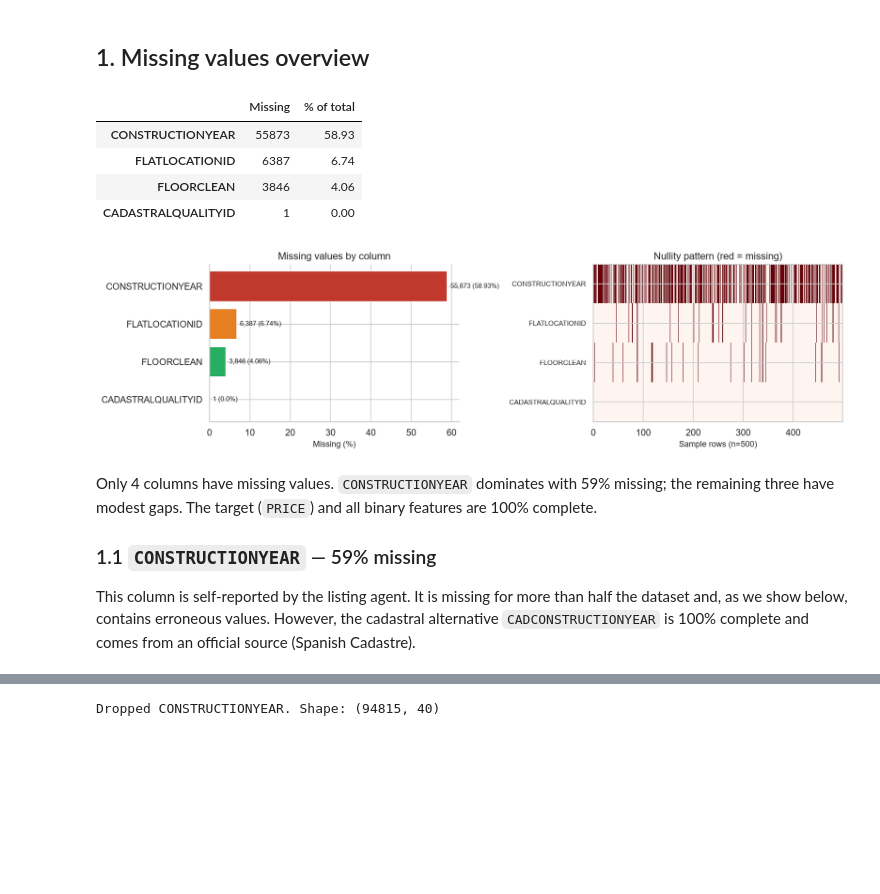
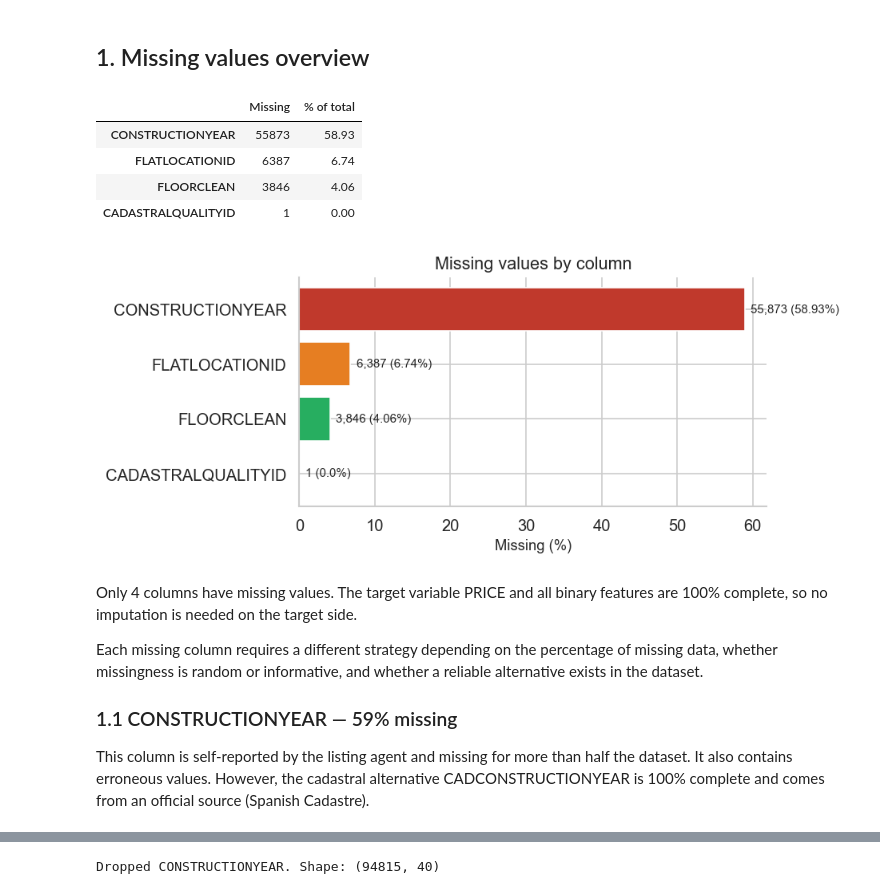
Before and after one commit to PabloMonteroRuiz/machine-learning-airbnb, a Jupyter notebook: notebooks/01_missing_and_erroneous_values.ipynb, the cells around one changed output, grey strips where cells are left out. Drawn from its saved outputs; the diff is of its cells as text; code cells hidden in the pictures; blank space fills up the shorter version.

Commit message:
changes to the visuals and making the code more clear

```diff
--- a/notebooks/01_missing_and_erroneous_values.ipynb
+++ b/notebooks/01_missing_and_erroneous_values.ipynb
@@ -28,46 +28,38 @@ Loaded: 94,815 rows × 41 columns
 # %%
 missing = df.isnull().sum()
 missing = missing[missing > 0].sort_values(ascending=False)
 missing_pct = (missing / len(df) * 100).round(2)
 
 missing_df = pd.DataFrame({"Missing": missing, "% of total": missing_pct})
 display(missing_df)
 
-# Visualise missing values
-fig, axes = plt.subplots(1, 2, figsize=(14, 4))
-
-# Left: bar chart of missing percentages
+# Bar chart of missing percentages
+fig, ax = plt.subplots(figsize=(8, 3.5))
 severity_colors = ["#c0392c" if p > 50 else "#e67e22" if p > 5 else "#27ae60" for p in missing_pct]
-bars = axes[0].barh(missing_pct.index[::-1], missing_pct.values[::-1], color=severity_colors[::-1], edgecolor="white")
-axes[0].set_xlabel("Missing (%)")
-axes[0].set_title("Missing values by column")
+bars = ax.barh(missing_pct.index[::-1], missing_pct.values[::-1],
+               color=severity_colors[::-1], edgecolor="white")
 for i, (v, c) in enumerate(zip(missing_pct.values[::-1], missing.values[::-1])):
-    axes[0].text(v + 0.8, i, f"{c:,} ({v}%)", va="center", fontsize=9)
-axes[0].spines[["top", "right"]].set_visible(False)
-
-# Right: heatmap of nullity for a sample
-sample = df[missing.index].sample(500, random_state=42)
-axes[1].imshow(sample.isnull().values.T, aspect="auto", cmap="Reds", interpolation="none")
-axes[1].set_yticks(range(len(missing.index)))
-axes[1].set_yticklabels(missing.index, fontsize=9)
-axes[1].set_xlabel("Sample rows (n=500)")
-axes[1].set_title("Nullity pattern (red = missing)")
-
+    ax.text(v + 0.8, i, f"{c:,} ({v}%)", va="center", fontsize=9)
+ax.set_xlabel("Missing (%)")
+ax.set_title("Missing values by column")
+ax.spines[["top", "right"]].set_visible(False)
 plt.tight_layout()
 plt.show()
 # %% [output]
 |  | Missing | % of total |
 | CONSTRUCTIONYEAR | 55873 | 58.93 |
 | FLATLOCATIONID | 6387 | 6.74 |
 | FLOORCLEAN | 3846 | 4.06 |
 | CADASTRALQUALITYID | 1 | 0.00 |
-[figure, old version]
+[figure, new version]
 # %% [markdown]
-Only 4 columns have missing values. `CONSTRUCTIONYEAR` dominates with 59% missing; the remaining three have modest gaps. The target (`PRICE`) and all binary features are 100% complete.
+Only 4 columns have missing values. The target variable PRICE and all binary features are 100% complete, so no imputation is needed on the target side.
 
-### 1.1 `CONSTRUCTIONYEAR` — 59% missing
+Each missing column requires a different strategy depending on the percentage of missing data, whether missingness is random or informative, and whether a reliable alternative exists in the dataset.
 
-This column is self-reported by the listing agent. It is missing for more than half the dataset and, as we show below, contains erroneous values. However, the cadastral alternative `CADCONSTRUCTIONYEAR` is 100% complete and comes from an official source (Spanish Cadastre).
+### 1.1 CONSTRUCTIONYEAR — 59% missing
+
+This column is self-reported by the listing agent and missing for more than half the dataset. It also contains erroneous values. However, the cadastral alternative CADCONSTRUCTIONYEAR is 100% complete and comes from an official source (Spanish Cadastre).
 # %%
 cy = df["CONSTRUCTIONYEAR"].dropna()
 print(f"Non-null values: {len(cy):,} / {len(df):,} ({len(cy)/len(df):.1%})")
```
Also changed, not shown: parts of 24 cells of this notebook, 3 other files.
